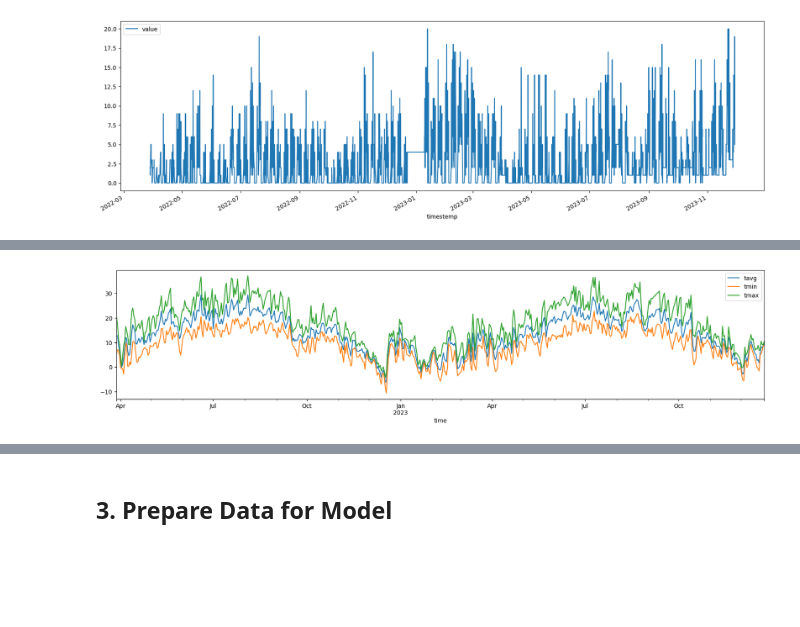
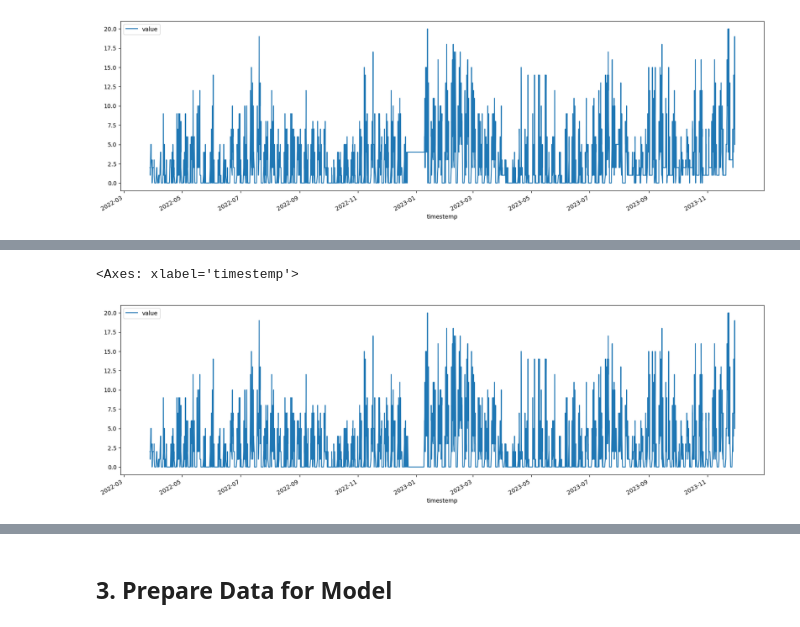
Before and after one commit to PatrykGadziomski/Visitor-prediction, a Jupyter notebook: Project.ipynb, the cells around one changed output, grey strips where cells are left out. Cells and saved outputs as stored; diff of their text form; code cells hidden in the pictures; blank space fills up the shorter version.

```diff
--- a/Project.ipynb
+++ b/Project.ipynb
@@ -219,8 +268,11 @@ weather_data
 # %%
-weather_data.plot(y=['tavg', 'tmin', 'tmax'], figsize=(20, 4))
-plt.show()
+# weather_data.plot(y=['tavg', 'tmin', 'tmax'], figsize=(20, 4))
+# plt.show()
-# %% [output]
-[figure, removed]
+# %%
+visitor_data.plot(x="timestemp", y="value", figsize=(20, 6))
+# %% [output]
+<Axes: xlabel='timestemp'>
+[figure, added]
 # %%
 # merge data frames
 visitor_data = visitor_data.merge(
```
Also changed, not shown: parts of 33 cells of this notebook.
